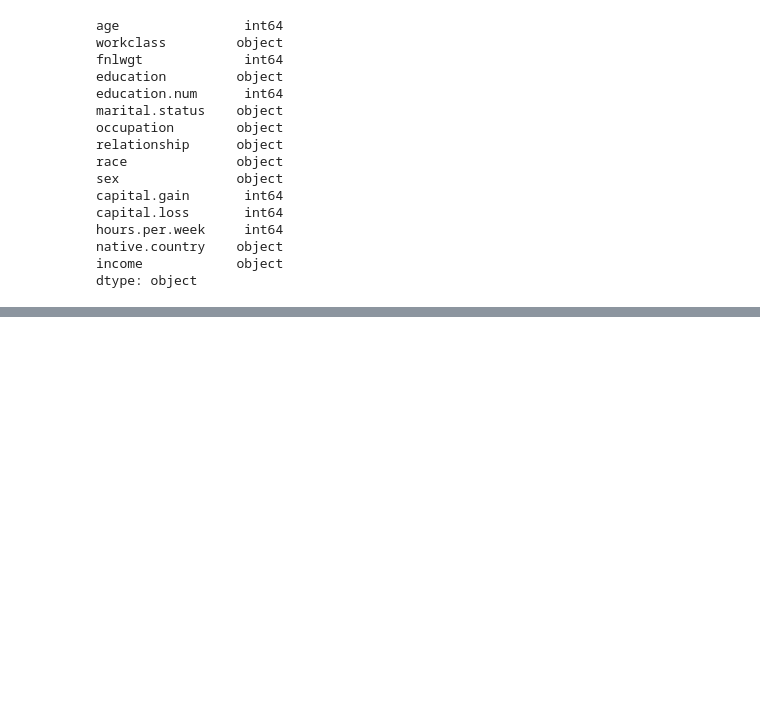
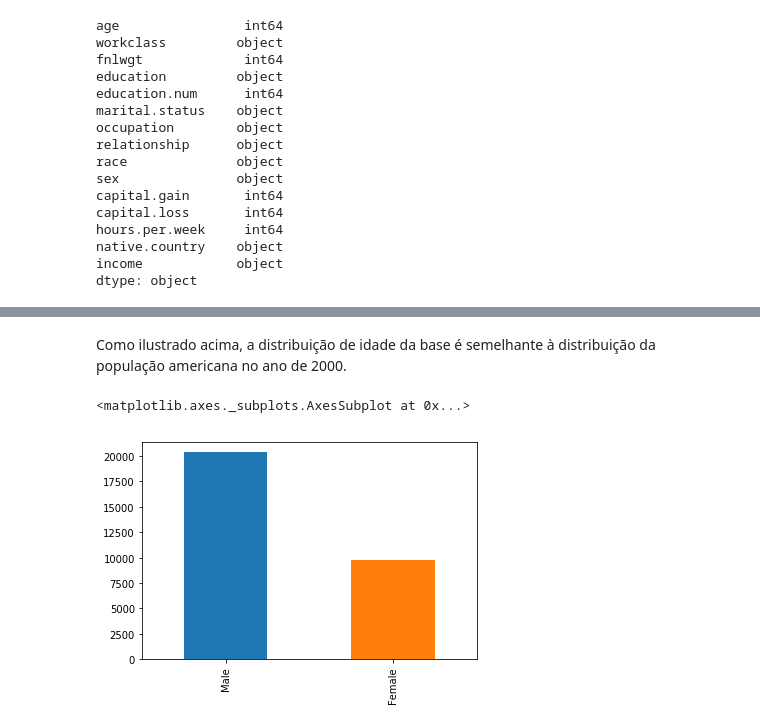
Before and after one commit to rodra-go/pmr3508, a Jupyter notebook: homeworks/adult/adult_dataset_knn_classifier.ipynb, the cells around one changed output, grey strips where cells are left out. Drawn from its saved outputs; the diff is of its cells as text; code cells hidden in the pictures; blank space fills up the shorter version.

```diff
--- a/homeworks/adult/adult_dataset_knn_classifier.ipynb
+++ b/homeworks/adult/adult_dataset_knn_classifier.ipynb
@@ -59,0 +120,7 @@ dtype: object
+# %% [markdown]
+Como ilustrado acima, a distribuição de idade da base é semelhante à distribuição da população americana no ano de 2000.
+# %%
+train_data["sex"].value_counts().plot(kind="bar")
+# %% [output]
+<matplotlib.axes._subplots.AxesSubplot at 0x...>
+[figure, added]
```
Also changed, not shown: parts of 73 cells of this notebook, 12 other files.
